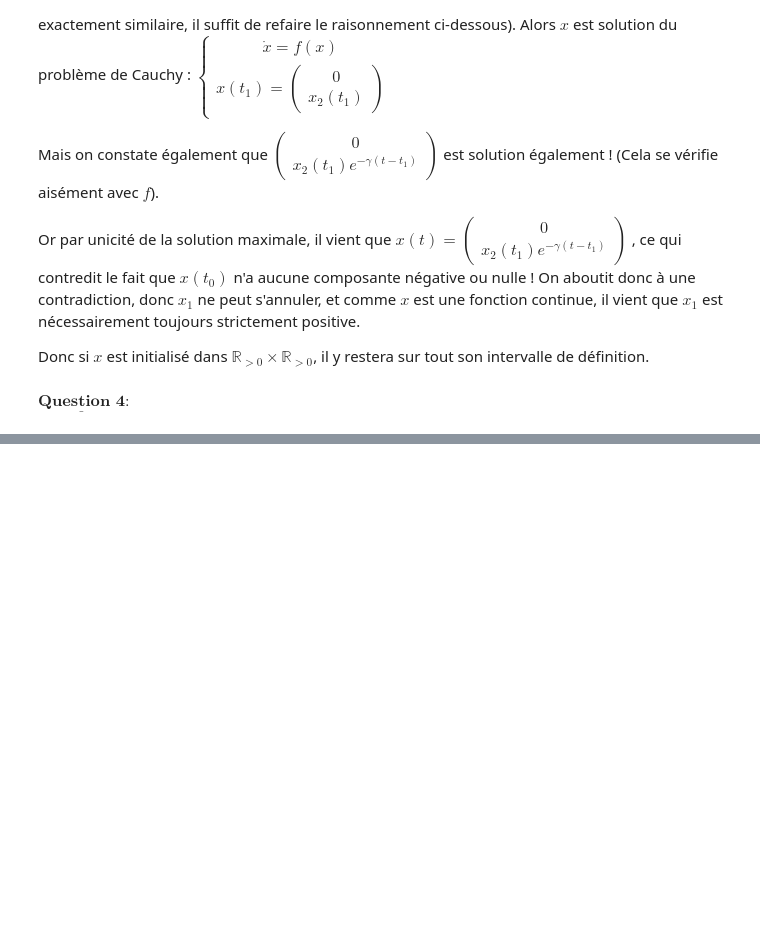
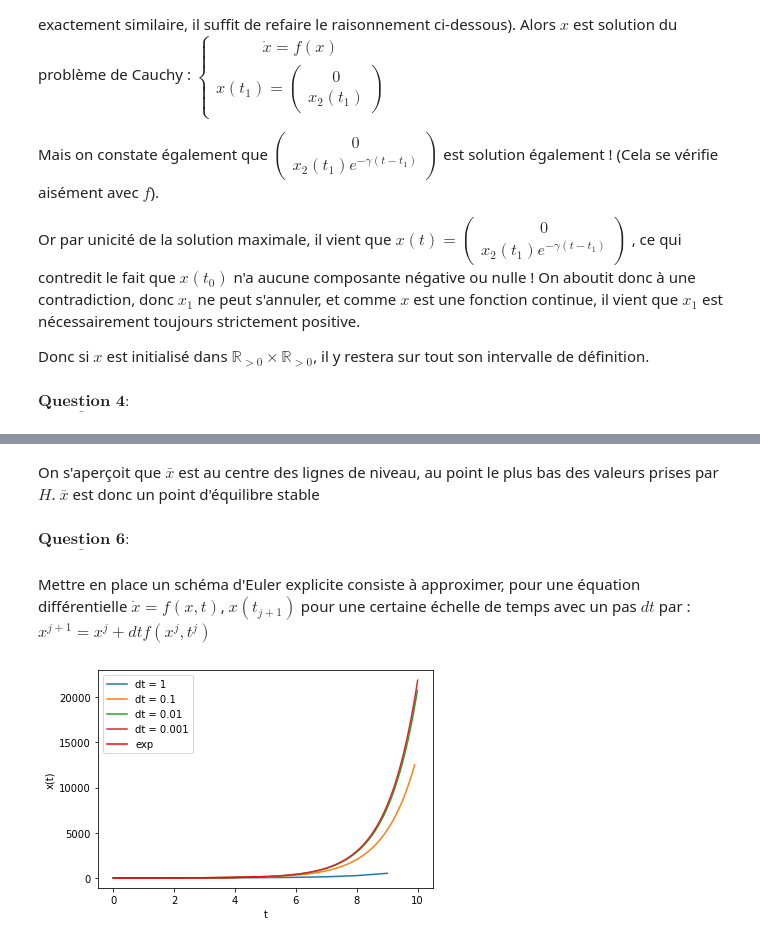
Before and after one commit to pachyvictor/projetmaths, a Jupyter notebook: proj_equadiffs.ipynb, the cells around one changed output, grey strips where cells are left out. Saved outputs shown, nothing was run; the diff lists cells and outputs as text; code cells hidden in the pictures; blank space fills up the shorter version.

```diff
--- a/proj_equadiffs.ipynb
+++ b/proj_equadiffs.ipynb
@@ -119,0 +152,35 @@ $V$ est donc une fonction de Lyapunov pour le point $\bar{x}$ ! Par la caractér
+# %% [markdown]
+On s'aperçoit que $\bar{x}$ est au centre des lignes de niveau, au point le plus bas des valeurs prises par $H$.
+$\bar{x}$ est donc un point d'équilibre stable
+# %% [markdown]
+$\underline{\textbf{Question 6}} : $
+# %% [markdown]
+Mettre en place un schéma d'Euler explicite consiste à approximer, pour une équation différentielle $\dot{x} = f(x,t)$,
+$x(t_{j+1})$ pour une certaine échelle de temps avec un pas $dt$ par :
+$x^{j+1} = x^j + dtf(x^j, t^j)$
+# %%
+def solve_euler_explicite(f, x0, dt, t0, tf):
+    x = [x0]
+    T = np.arange(t0, tf , dt)
+    for t in T[:-1] :
+        x.append(x[-1] + dt*f(x[-1], t))
+    return x, T
+
+
+def f1(x, t):
+    return np.array([x])
+
+
+liste_dt = [1, 0.1, 0.01, 0.001]
+
+for dt in liste_dt :
+    x1, t1 = solve_euler_explicite(f1, 1, dt, 0, 10)
+    plt.plot(t1, x1, label = f"dt = {dt}")
+
+t2 = np.linspace(0, 5, 1000)
+plt.plot(t2, np.exp(t2), 'r', label = 'exp')
+plt.xlabel("t")
+plt.ylabel("x(t)")
+plt.legend();
+# %% [output]
+[figure, added]
```
Also changed, not shown: parts of 22 cells of this notebook.
